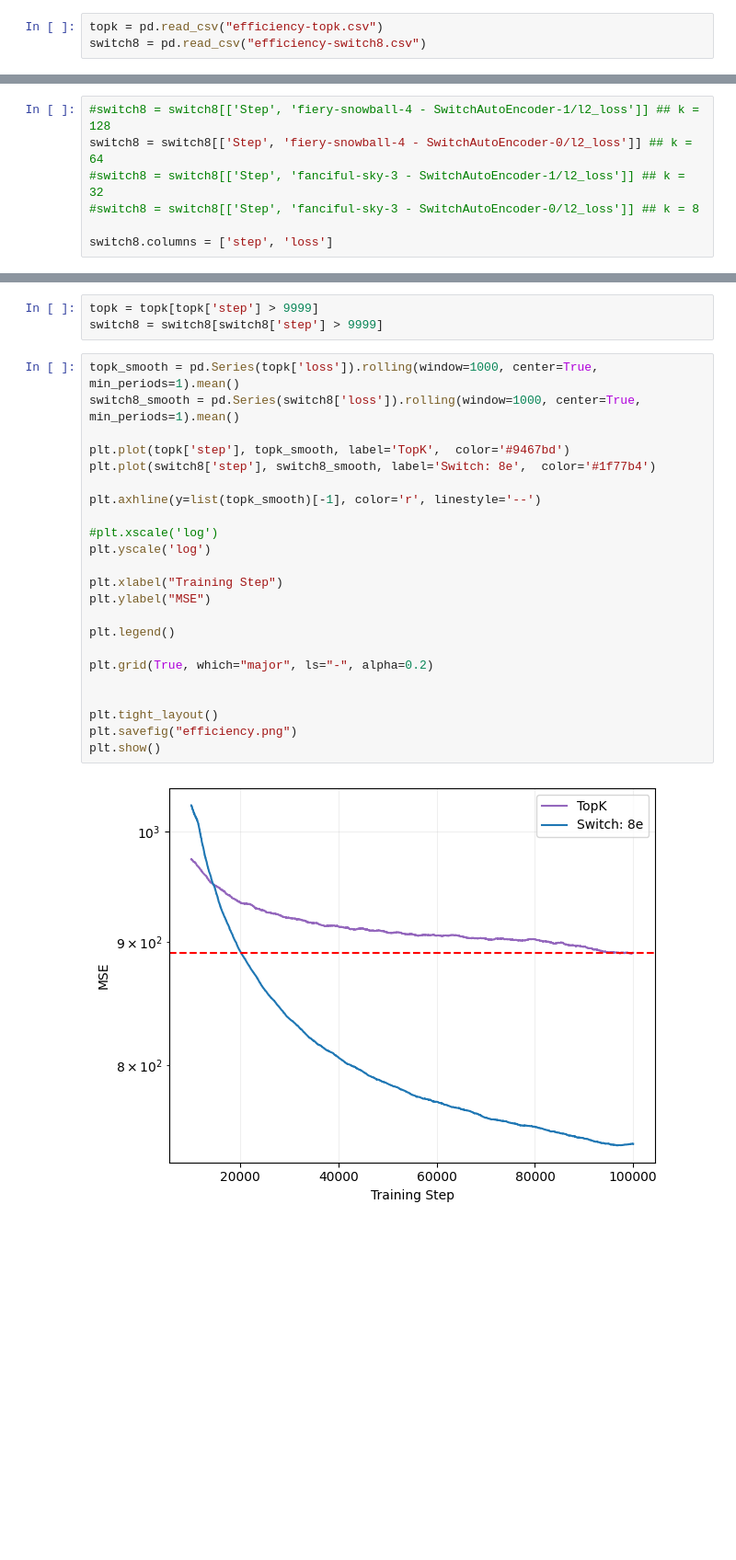
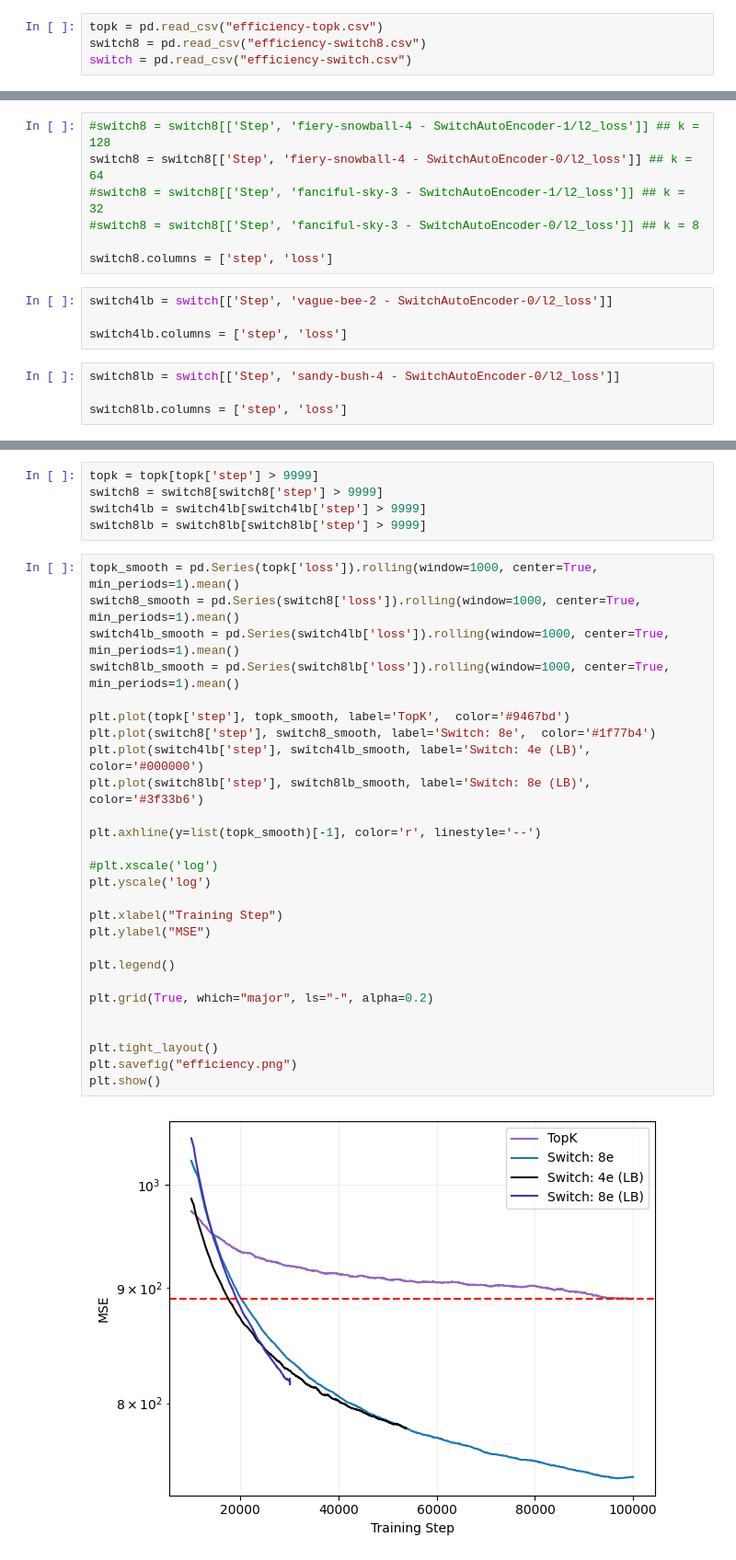
Before and after one commit to amudide/switch_sae, a Jupyter notebook: results/efficiency/efficiency.ipynb, the cells around one changed output, grey strips where cells are left out. Shown at 92% size. Cells and saved outputs as stored; diff of their text form; blank space fills up the shorter version.

Commit message:
Update sample efficiency plots

```diff
--- a/results/efficiency/efficiency.ipynb
+++ b/results/efficiency/efficiency.ipynb
@@ -7,6 +7,7 @@ import re
 # %%
 topk = pd.read_csv("efficiency-topk.csv")
 switch8 = pd.read_csv("efficiency-switch8.csv")
+switch = pd.read_csv("efficiency-switch.csv")
 # %%
 #topk = topk[['Step', 'royal-water-4 - AutoEncoderTopK-0/l2_loss']] ## k = 128
 topk = topk[['Step', 'vivid-bee-2 - AutoEncoderTopK-0/l2_loss']] ## k = 64
@@ -21,3 +22,11 @@ switch8 = switch8[['Step', 'fiery-snowball-4 - SwitchAutoEncoder-0/l2_loss']] ##
 #switch8 = switch8[['Step', 'fanciful-sky-3 - SwitchAutoEncoder-0/l2_loss']] ## k = 8
 
 switch8.columns = ['step', 'loss']
+# %%
+switch4lb = switch[['Step', 'vague-bee-2 - SwitchAutoEncoder-0/l2_loss']]
+
+switch4lb.columns = ['step', 'loss']
+# %%
+switch8lb = switch[['Step', 'sandy-bush-4 - SwitchAutoEncoder-0/l2_loss']]
+
+switch8lb.columns = ['step', 'loss']
@@ -24,28 +35,34 @@ switch8.columns = ['step', 'loss']
 # %%
 topk = topk[topk['step'] > 9999]
 switch8 = switch8[switch8['step'] > 9999]
+switch4lb = switch4lb[switch4lb['step'] > 9999]
+switch8lb = switch8lb[switch8lb['step'] > 9999]
 # %%
 topk_smooth = pd.Series(topk['loss']).rolling(window=1000, center=True, min_periods=1).mean()
 switch8_smooth = pd.Series(switch8['loss']).rolling(window=1000, center=True, min_periods=1).mean()
+switch4lb_smooth = pd.Series(switch4lb['loss']).rolling(window=1000, center=True, min_periods=1).mean()
+switch8lb_smooth = pd.Series(switch8lb['loss']).rolling(window=1000, center=True, min_periods=1).mean()
 
 plt.plot(topk['step'], topk_smooth, label='TopK',  color='#9467bd')
 plt.plot(switch8['step'], switch8_smooth, label='Switch: 8e',  color='#1f77b4')
+plt.plot(switch4lb['step'], switch4lb_smooth, label='Switch: 4e (LB)',  color='#000000')
+plt.plot(switch8lb['step'], switch8lb_smooth, label='Switch: 8e (LB)',  color='#3f33b6')
 
 plt.axhline(y=list(topk_smooth)[-1], color='r', linestyle='--')
 
 #plt.xscale('log')
 plt.yscale('log')
 
 plt.xlabel("Training Step")
 plt.ylabel("MSE")
 
 plt.legend()
 
 plt.grid(True, which="major", ls="-", alpha=0.2)
 
 
 plt.tight_layout()
 plt.savefig("efficiency.png")
 plt.show()
 # %% [output]
-[figure, old version]
+[figure, new version]
```
Also changed, not shown: parts of 1 cell of this notebook, 2 other files.
